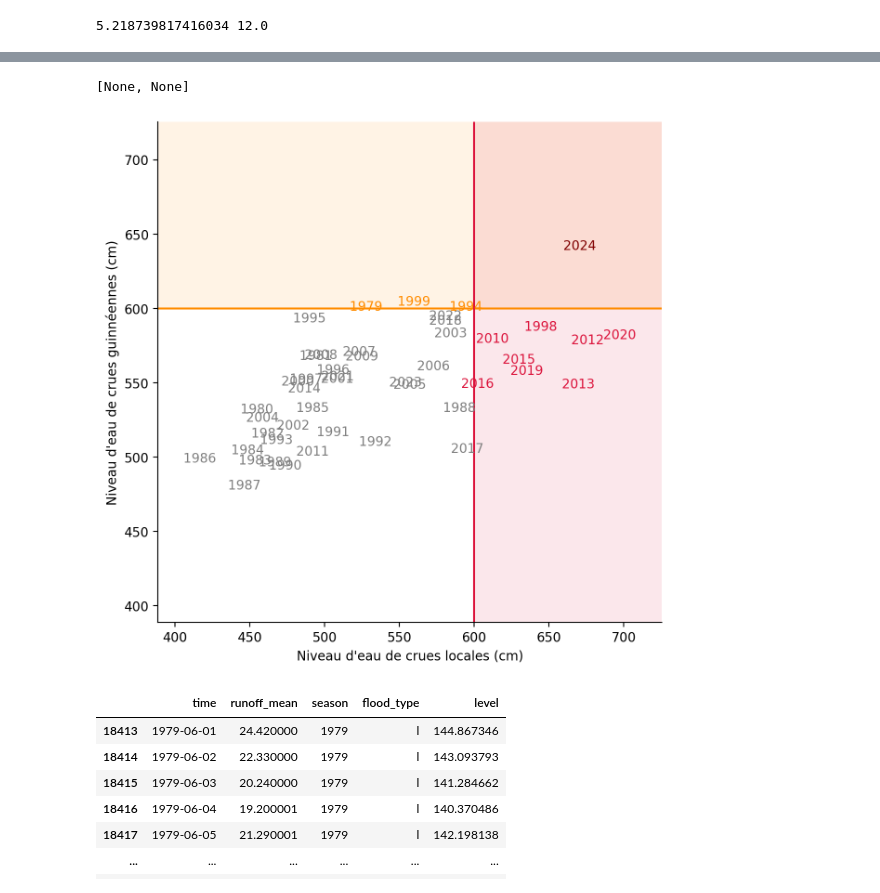
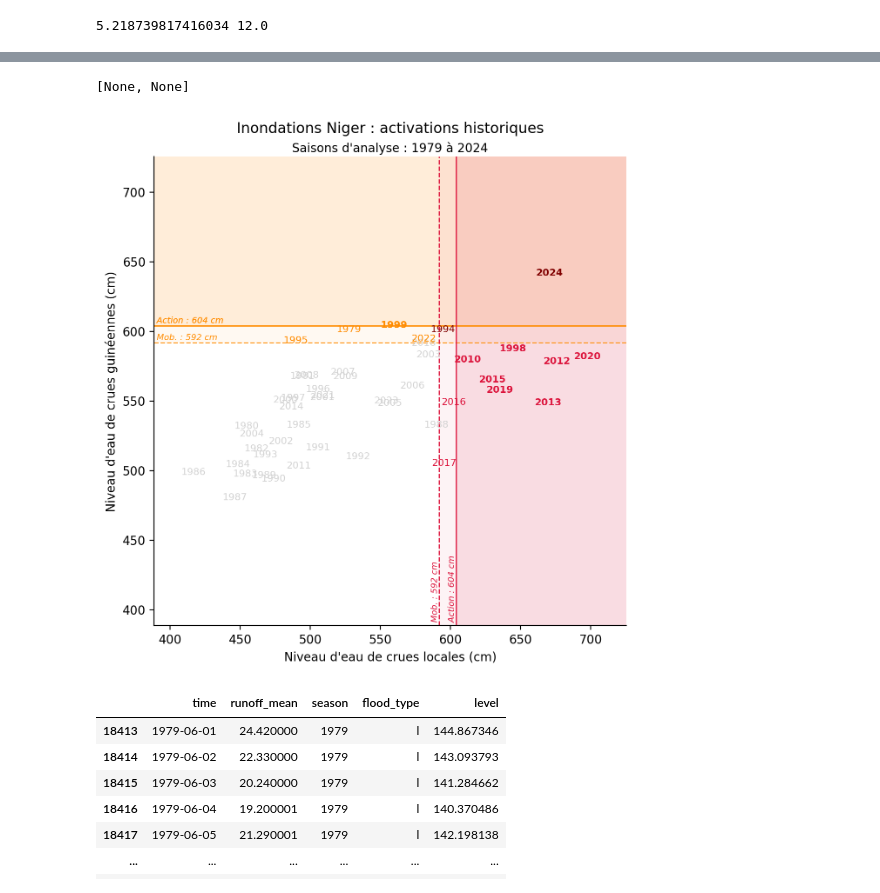
Before and after one commit to OCHA-DAP/pa-aa-ner-flooding, a Jupyter notebook: exploration/2025/niamey_level.ipynb, the cells around one changed output, grey strips where cells are left out. Cells and saved outputs as stored; diff of their text form; code cells hidden in the pictures.

Commit message:
historical activations

```diff
--- a/exploration/2025/niamey_level.ipynb
+++ b/exploration/2025/niamey_level.ipynb
@@ -192,7 +176,7 @@ df_peaks.sort_values("level_rank")
 | 11 | 1990 | 494.257823 | 45.0 | 1.044444 |
 | 8 | 1987 | 480.750026 | 46.0 | 1.021739 |
 # %%
-thresh = 600
+thresh = 604
 # %%
 total_years = df_recent["time"].dt.year.nunique()
 # %%
@@ -301,39 +393,107 @@ minlim, maxlim = (minval - span * 0.1, maxval + span * 0.1)
 lims = (minlim, maxlim)
 # %%
 xcolor, ycolor = "crimson", "darkorange"
+# %%
+thresh_r = 592
 # %%
 fig, ax = plt.subplots(dpi=200, figsize=(7, 7))
 
 for season in df_peaks["season"].unique():
-    color = "grey"
+    color = "lightgrey"
     l_peak = df_peaks_l.set_index("season").loc[season, "level"]
     g_peak = df_peaks_g.set_index("season").loc[season, "level"]
-    if l_peak >= thresh:
+    if l_peak >= thresh_r:
         color = xcolor
-    if g_peak >= thresh:
+    if g_peak >= thresh_r:
         color = ycolor
-    if (l_peak >= thresh) & (g_peak >= thresh):
+    if (l_peak >= thresh_r) & (g_peak >= thresh_r):
         color = "maroon"
+    if (l_peak >= thresh) | (g_peak >= thresh):
+        fontweight = "bold"
+    else:
+        fontweight = "normal"
     ax.annotate(
-        season, (l_peak, g_peak), va="center", ha="center", color=color
+        season,
+        (l_peak, g_peak),
+        va="center",
+        ha="center",
+        color=color,
+        fontweight=fontweight,
+        fontsize=8,
     )
 
-ax.axhline(thresh, color=ycolor)
-ax.axhspan(thresh, maxlim, facecolor=ycolor, alpha=0.1)
+linewidth = 1
+fontsize = 7
+ax.axhline(thresh, color=ycolor, linewidth=linewidth)
+ax.axhspan(thresh, maxlim, facecolor=ycolor, alpha=0.1, linewidth=linewidth)
+ax.annotate(
+    f" Action : {thresh} cm",
+    (minlim, thresh + 2),
+    fontstyle="italic",
+    color=ycolor,
+    ha="left",
+    fontsize=fontsize,
+)
+ax.annotate(
+    f" Action : {thresh} cm",
+    (minlim, thresh + 2),
+    fontstyle="italic",
+    color=ycolor,
+    ha="left",
+    fontsize=fontsize,
+)
+ax.axhline(thresh_r, color=ycolor, linestyle="--", linewidth=linewidth)
+ax.axhspan(thresh_r, maxlim, facecolor=ycolor, alpha=0.05, linewidth=linewidth)
+ax.annotate(
+    f" Mob. : {thresh_r} cm",
+    (minlim, thresh_r + 2),
+    fontstyle="italic",
+    color=ycolor,
+    ha="left",
+    fontsize=fontsize,
+)
 
-ax.axvline(thresh, color=xcolor)
-ax.axvspan(thresh, maxlim, facecolor=xcolor, alpha=0.1)
+ax.axvline(thresh, color=xcolor, linewidth=linewidth)
+ax.axvspan(thresh, maxlim, facecolor=xcolor, alpha=0.1, linewidth=linewidth)
+ax.annotate(
+    f"  Action : {thresh} cm",
+    (thresh, minlim),
+    fontstyle="italic",
+    color=xcolor,
+    ha="right",
+    fontsize=fontsize,
+    rotation=90,
+)
+ax.axvline(thresh_r, color=xcolor, linestyle="--", linewidth=linewidth)
+ax.axvspan(thresh_r, maxlim, facecolor=xcolor, alpha=0.05, linewidth=linewidth)
+ax.annotate(
+    f"  Mob. : {thresh_r} cm",
+    (thresh_r, minlim),
+    fontstyle="italic",
+    color=xcolor,
+    ha="right",
+    fontsize=fontsize,
+    rotation=90,
+)
 
 ax.set_xlim(lims)
 ax.set_ylim(lims)
 
 ax.set_xlabel("Niveau d'eau de crues locales (cm)")
-ax.set_ylabel("Niveau d'eau de crues guinnéennes (cm)")
+ax.set_ylabel("Niveau d'eau de crues guinéennes (cm)")
+ax.set_title("Inondations Niger : activations historiques\n")
+ax.text(
+    0.5,
+    1.01,
+    "Saisons d'analyse : 1979 à 2024",
+    transform=ax.transAxes,
+    ha="center",
+)
 
 [ax.spines[x].set_visible(False) for x in ["top", "right"]]
 # %% [output]
 [None, None]
-[figure, old version]
+[figure, new version]
 # %%
 df_recent
 # %% [output]
```
Also changed, not shown: parts of 62 cells of this notebook, 15 other files.
